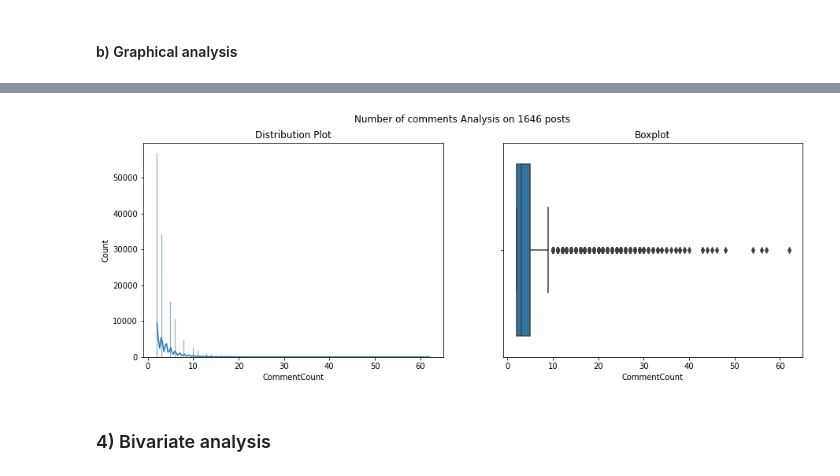
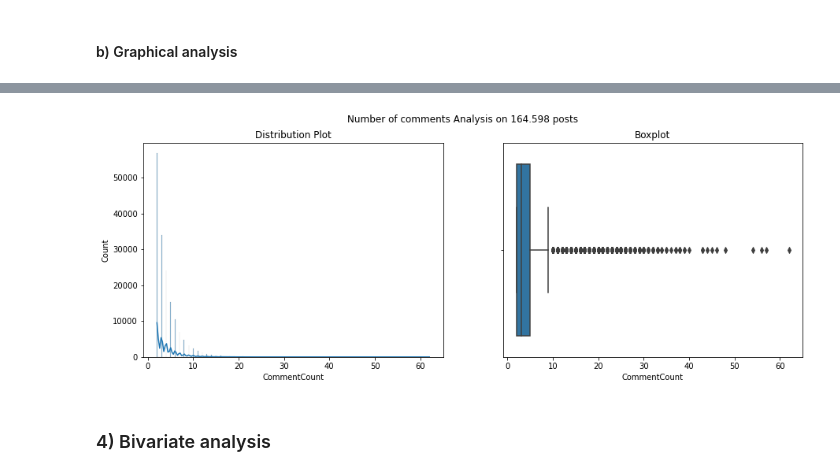
Before and after one commit to Aboubacar2012/categorisation_de_questions, a Jupyter notebook: P05_01_notebookexploration.ipynb, the cells around one changed output, grey strips where cells are left out. Saved outputs shown, nothing was run; the diff lists cells and outputs as text; code cells hidden in the pictures.

```diff
--- a/P05_01_notebookexploration.ipynb
+++ b/P05_01_notebookexploration.ipynb
@@ -161,16 +161,16 @@ plt.show()
 # %%
 fig, axes = plt.subplots(1, 2, figsize=(15, 5), sharex=True)
-fig.suptitle('Number of comments Analysis on 1646 posts')
+fig.suptitle('Number of comments Analysis on 164.598 posts')
 
 sns.histplot(ax=axes[0], x="CommentCount", data=data, kde=True)
 axes[0].set_title("Distribution Plot")
 
 sns.boxplot(ax=axes[1], x="CommentCount", data=data)
 axes[1].set_title("Boxplot")
 
 plt.show()
 # %% [output]
-[figure, old version]
+[figure, new version]
 # %% [markdown]
 ### 4) Bivariate analysis
 # %%
```
Also changed, not shown: parts of 24 cells of this notebook.
